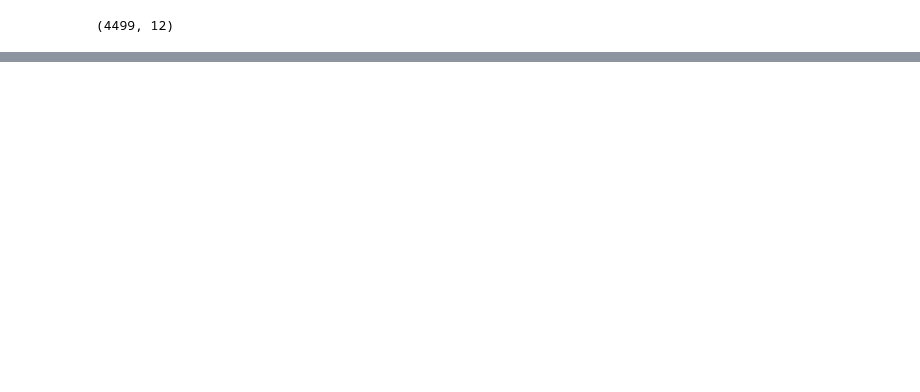
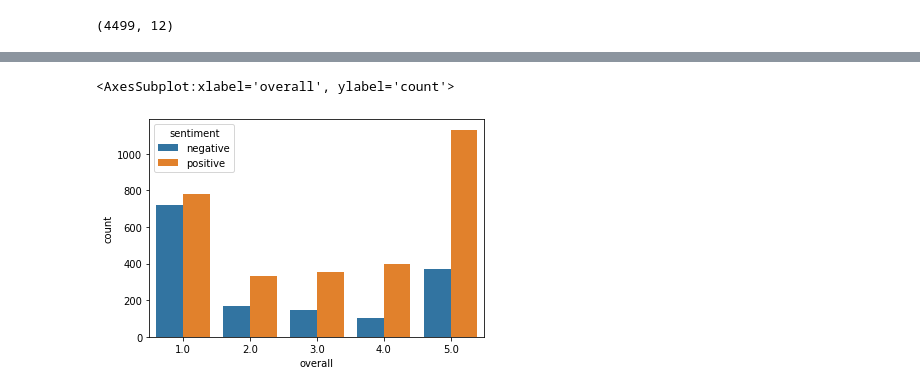
Before and after one commit to koosha-t/Sentiment-Analysis-NLP-for-Marketting, a Jupyter notebook: creating_sentiment_analyzer/Sentiment_Scoring_BaselineModel.ipynb, the cells around one changed output, grey strips where cells are left out. Saved outputs shown, nothing was run; the diff lists cells and outputs as text; code cells hidden in the pictures; blank space fills up the shorter version.

```diff
--- a/creating_sentiment_analyzer/Sentiment_Scoring_BaselineModel.ipynb
+++ b/creating_sentiment_analyzer/Sentiment_Scoring_BaselineModel.ipynb
@@ -109,0 +103,2 @@ reviews[['reviewText','sentiment']].sample(5)
+# %%
+reviews['sentiment'] = reviews['swn_score'].apply(lambda x: "positive" if x>0 else "negative")
@@ -109,0 +111,5 @@ reviews[['reviewText','sentiment']].sample(5)
+# %%
+sns.countplot(x='overall', hue='sentiment' ,data = reviews)
+# %% [output]
+<AxesSubplot:xlabel='overall', ylabel='count'>
+[figure, added]
```
Also changed, not shown: parts of 8 cells of this notebook.
